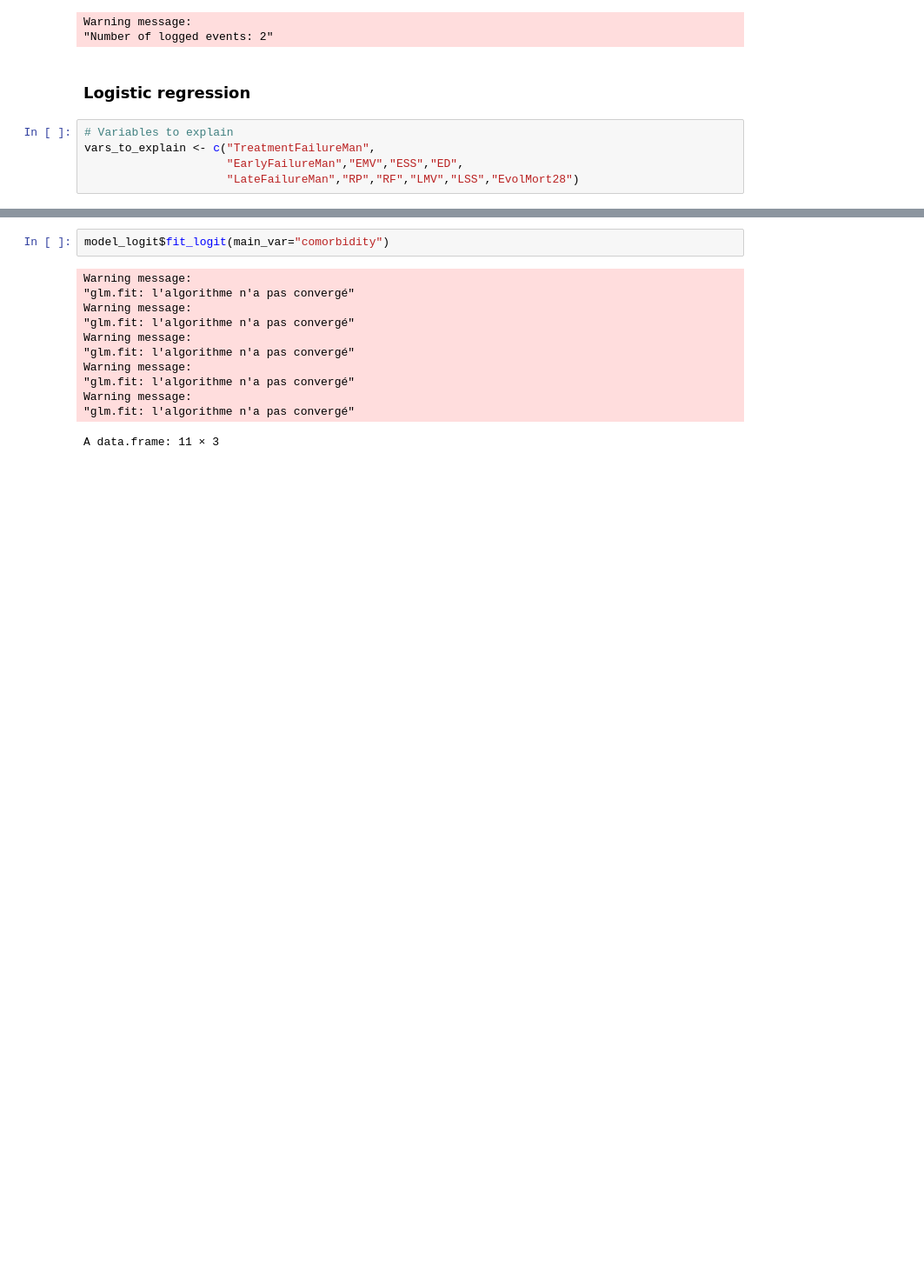
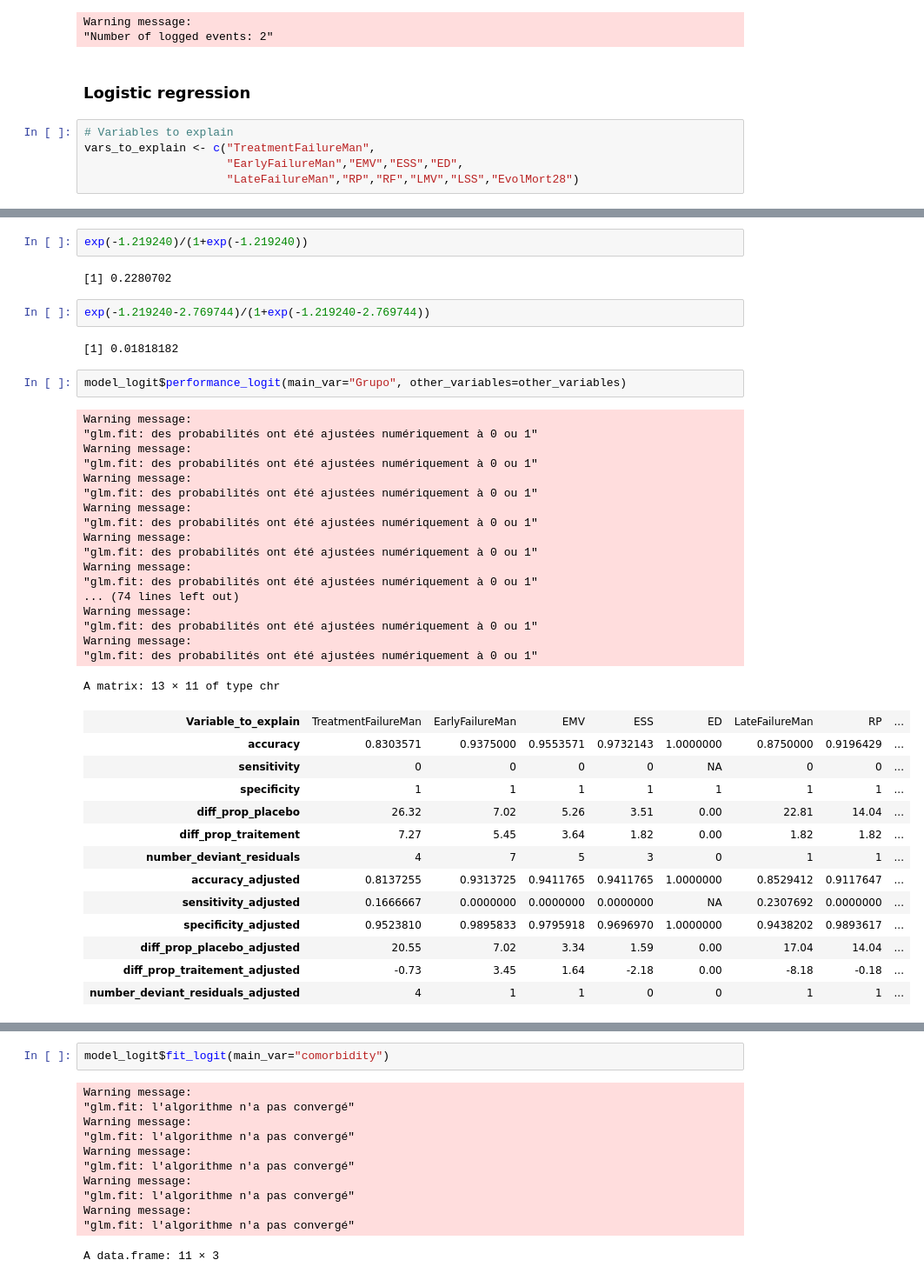
Before and after one commit to Kodro23/CAP, a Jupyter notebook: notebooks/ipynb/main_PP.ipynb, the cells around one changed output, grey strips where cells are left out. Shown at 87% size. Cells and saved outputs as stored; diff of their text form; blank space fills up the shorter version.

```diff
--- a/notebooks/ipynb/main_PP.ipynb
+++ b/notebooks/ipynb/main_PP.ipynb
@@ -739,0 +750,42 @@ A data.frame: 11 × 3
+# %%
+exp(-1.219240)/(1+exp(-1.219240))
+# %% [output]
+[1] 0.2280702
+# %%
+exp(-1.219240-2.769744)/(1+exp(-1.219240-2.769744))
+# %% [output]
+[1] 0.01818182
+# %%
+model_logit$performance_logit(main_var="Grupo", other_variables=other_variables)
+# %% [output]
+Warning message:
+"glm.fit: des probabilités ont été ajustées numériquement à 0 ou 1"
+Warning message:
+"glm.fit: des probabilités ont été ajustées numériquement à 0 ou 1"
+Warning message:
+"glm.fit: des probabilités ont été ajustées numériquement à 0 ou 1"
+Warning message:
+"glm.fit: des probabilités ont été ajustées numériquement à 0 ou 1"
+Warning message:
+"glm.fit: des probabilités ont été ajustées numériquement à 0 ou 1"
+Warning message:
+"glm.fit: des probabilités ont été ajustées numériquement à 0 ou 1"
+... (74 lines left out)
+Warning message:
+"glm.fit: des probabilités ont été ajustées numériquement à 0 ou 1"
+Warning message:
+"glm.fit: des probabilités ont été ajustées numériquement à 0 ou 1"
+A matrix: 13 × 11 of type chr
+| Variable_to_explain | TreatmentFailureMan | EarlyFailureMan | EMV | ESS | ED | LateFailureMan | RP | ... |
+| accuracy | 0.8303571 | 0.9375000 | 0.9553571 | 0.9732143 | 1.0000000 | 0.8750000 | 0.9196429 | ... |
+| sensitivity | 0 | 0 | 0 | 0 | NA | 0 | 0 | ... |
+| specificity | 1 | 1 | 1 | 1 | 1 | 1 | 1 | ... |
+| diff_prop_placebo | 26.32 | 7.02 | 5.26 | 3.51 | 0.00 | 22.81 | 14.04 | ... |
+| diff_prop_traitement | 7.27 | 5.45 | 3.64 | 1.82 | 0.00 | 1.82 | 1.82 | ... |
+| number_deviant_residuals | 4 | 7 | 5 | 3 | 0 | 1 | 1 | ... |
+| accuracy_adjusted | 0.8137255 | 0.9313725 | 0.9411765 | 0.9411765 | 1.0000000 | 0.8529412 | 0.9117647 | ... |
+| sensitivity_adjusted | 0.1666667 | 0.0000000 | 0.0000000 | 0.0000000 | NA | 0.2307692 | 0.0000000 | ... |
+| specificity_adjusted | 0.9523810 | 0.9895833 | 0.9795918 | 0.9696970 | 1.0000000 | 0.9438202 | 0.9893617 | ... |
+| diff_prop_placebo_adjusted | 20.55 | 7.02 | 3.34 | 1.59 | 0.00 | 17.04 | 14.04 | ... |
+| diff_prop_traitement_adjusted | -0.73 | 3.45 | 1.64 | -2.18 | 0.00 | -8.18 | -0.18 | ... |
+| number_deviant_residuals_adjusted | 4 | 1 | 1 | 0 | 0 | 1 | 1 | ... |
```
Also changed, not shown: parts of 83 cells of this notebook, 36 other files.
